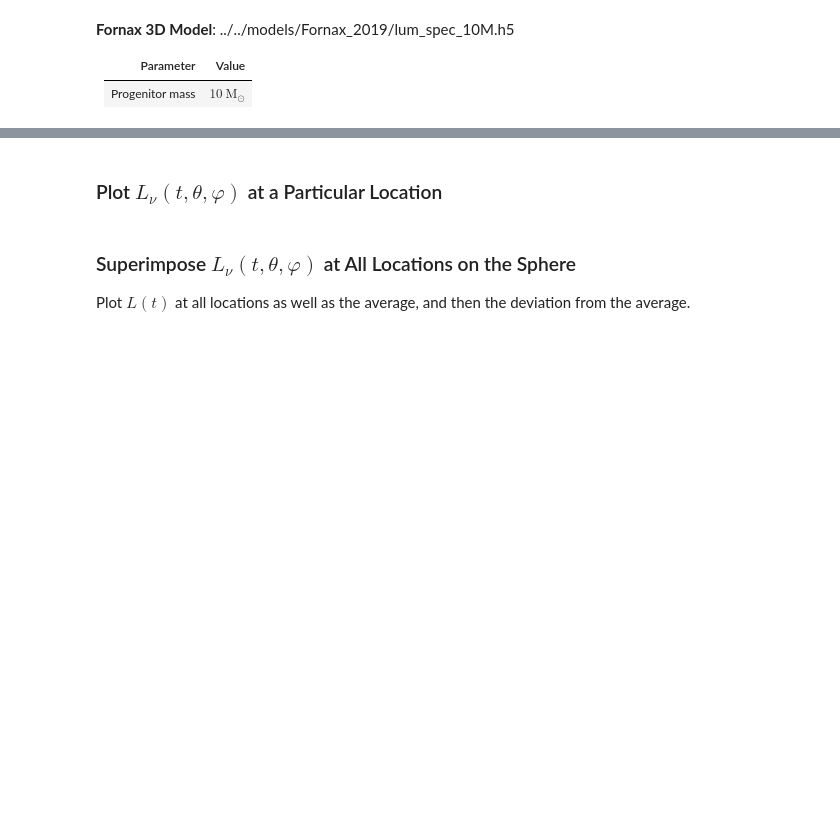
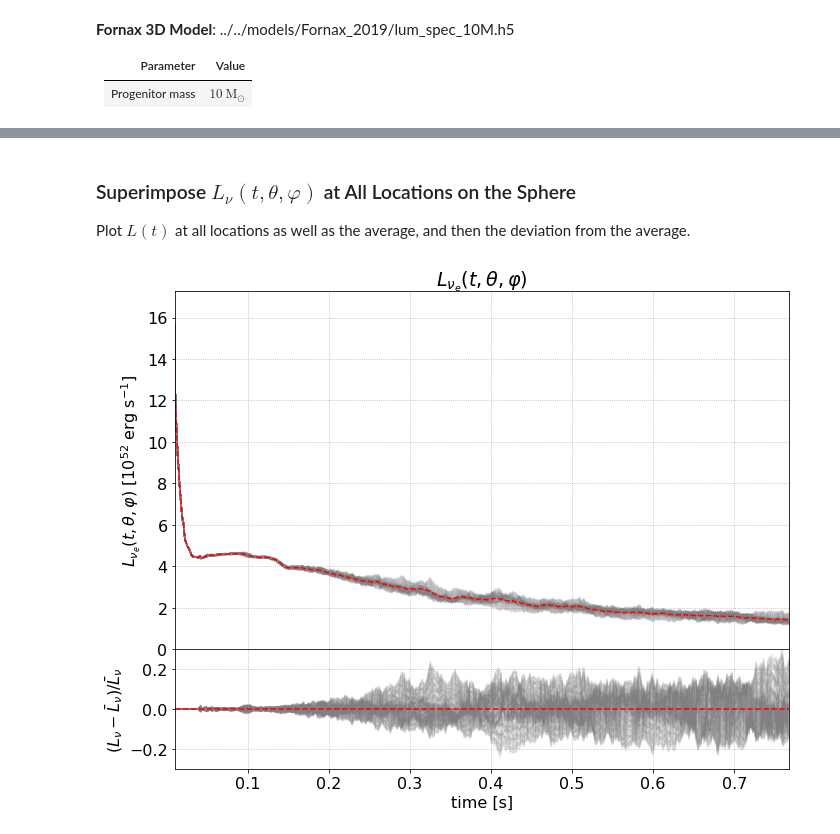
Before and after one commit to SNEWS2/snewpy, a Jupyter notebook: doc/nb/Fornax_2019_3D.ipynb, the cells around one changed output, grey strips where cells are left out. Drawn from its saved outputs; the diff is of its cells as text; code cells hidden in the pictures; blank space fills up the shorter version.

```diff
--- a/doc/nb/Fornax_2019_3D.ipynb
+++ b/doc/nb/Fornax_2019_3D.ipynb
@@ -88,2 +190,0 @@ for i in range(5):
-# %% [markdown]
-### Plot $L_\nu(t,\theta,\varphi)$ at a Particular Location
@@ -107,24 +195,26 @@ Plot $L(t)$ at all locations as well as the average, and then the deviation from
 # %%
 Lavg = np.average(L_nue, axis=1)
 dL_over_L = (L_nue - Lavg[:,np.newaxis]) / Lavg[:,np.newaxis]
 
 fig, axes = plt.subplots(2,1, figsize=(10,8),
                          gridspec_kw = {'height_ratios':[3,1], 'hspace':0},
                          sharex=True, tight_layout=True)
 
 ax = axes[0]
-ax.plot(model.time, L_nue, color='gray', alpha=0.05)
-ax.plot(model.time, Lavg, color='r', ls='--')
-ax.set(xlim=model.time[0::len(model.time)-1].value,
+ax.plot(cmodel.time, L_nue, color='gray', alpha=0.05)
+ax.plot(cmodel.time, Lavg, color='r', ls='--')
+ax.set(xlim=cmodel.time[0::len(cmodel.time)-1].value,
        ylabel=r'$L_{\nu_e}(t,\theta,\varphi)$ [$10^{52}$ erg s$^{-1}$]',
        ylim=(0, 1.1*np.max(L_nue).value),
        title=r'$L_{\nu_e}(t,\theta,\varphi)$')
 ax.grid(ls=':')
 
 ax = axes[1]
-ax.plot(model.time, dL_over_L, color='gray', alpha=0.1)
-ax.plot(model.time, np.zeros(model.time.shape), ls='--', color='r')
+ax.plot(cmodel.time, dL_over_L, color='gray', alpha=0.1)
+ax.plot(cmodel.time, np.zeros(cmodel.time.shape), ls='--', color='r')
 ax.set(xlabel='time [s]',
        ylabel=r'$(L_\nu - \bar{L}_\nu)/\bar{L}_\nu$',
        ylim=(-0.3, 0.3))
 ax.grid(ls=':');
+# %% [output]
+[figure, added]
```
Also changed, not shown: parts of 22 cells of this notebook, 1 other file.
